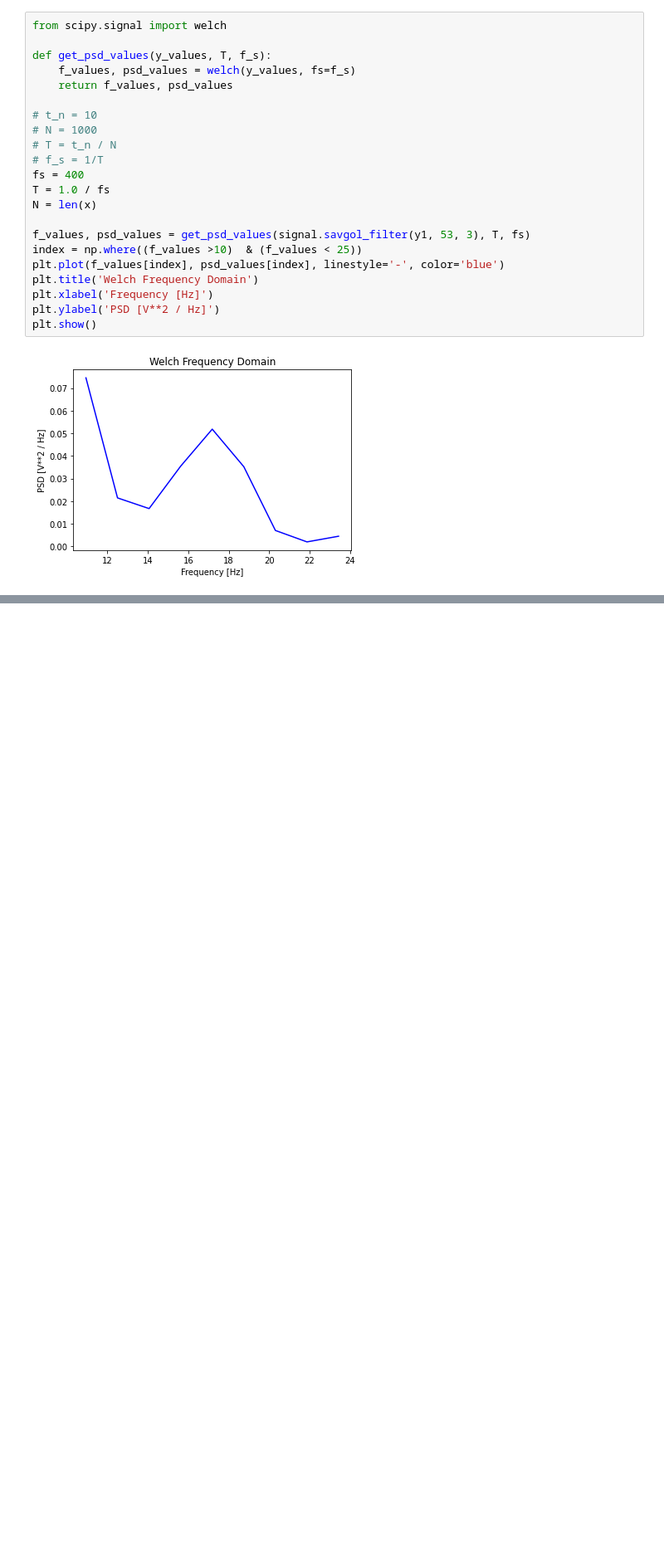
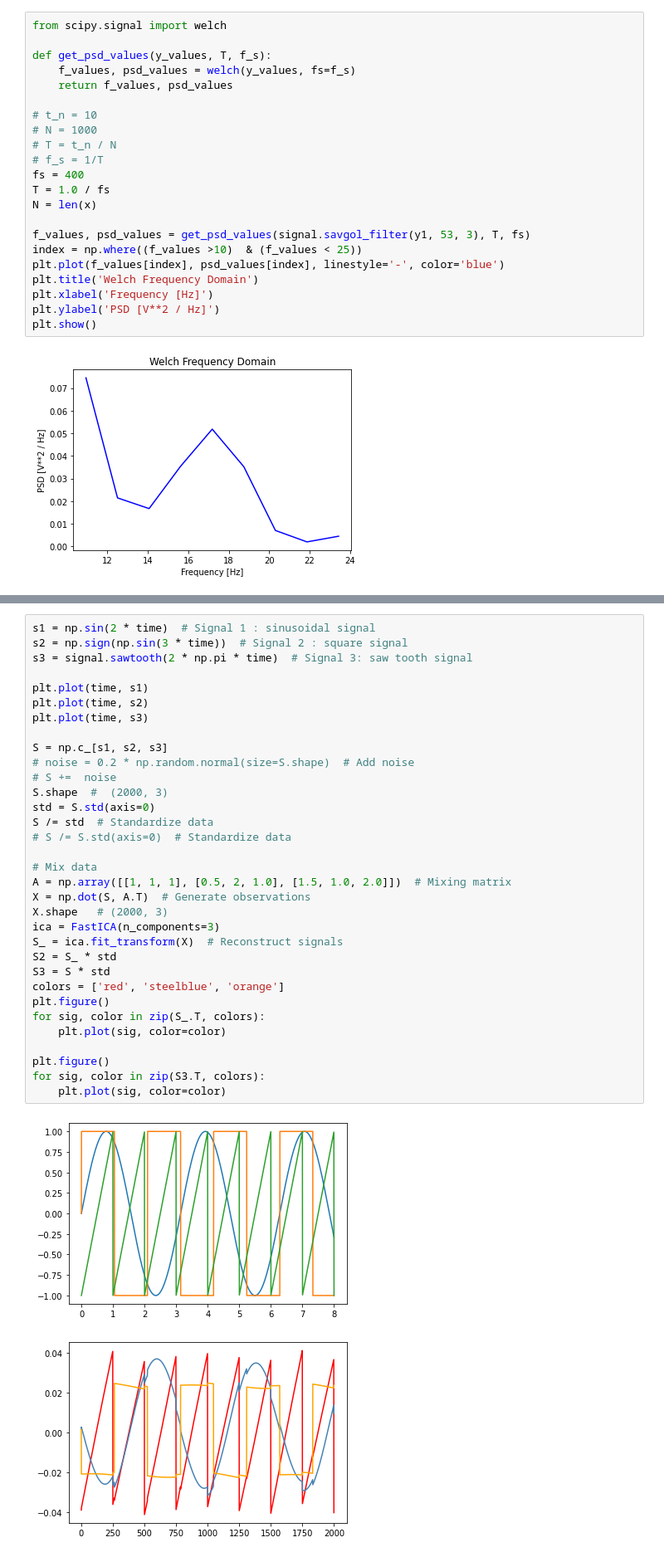
Before and after one commit to Vincent-syr/20MathModelCode, a Jupyter notebook: Untitled.ipynb, the cells around one changed output, grey strips where cells are left out. Shown at 83% size. Cells and saved outputs as stored; diff of their text form; blank space fills up the shorter version.

```diff
--- a/Untitled.ipynb
+++ b/Untitled.ipynb
@@ -590,0 +603,36 @@ for i in range(20):
+# %%
+s1 = np.sin(2 * time)  # Signal 1 : sinusoidal signal
+s2 = np.sign(np.sin(3 * time))  # Signal 2 : square signal
+s3 = signal.sawtooth(2 * np.pi * time)  # Signal 3: saw tooth signal
+
+plt.plot(time, s1)
+plt.plot(time, s2)
+plt.plot(time, s3)
+
+S = np.c_[s1, s2, s3]
+# noise = 0.2 * np.random.normal(size=S.shape)  # Add noise
+# S +=  noise
+S.shape  #  (2000, 3)
+std = S.std(axis=0)
+S /= std  # Standardize data
+# S /= S.std(axis=0)  # Standardize data
+
+# Mix data
+A = np.array([[1, 1, 1], [0.5, 2, 1.0], [1.5, 1.0, 2.0]])  # Mixing matrix
+X = np.dot(S, A.T)  # Generate observations
+X.shape   # (2000, 3)
+ica = FastICA(n_components=3)
+S_ = ica.fit_transform(X)  # Reconstruct signals
+S2 = S_ * std
+S3 = S * std
+colors = ['red', 'steelblue', 'orange']
+plt.figure()
+for sig, color in zip(S_.T, colors):
+    plt.plot(sig, color=color)
+
+plt.figure()
+for sig, color in zip(S3.T, colors):
+    plt.plot(sig, color=color)
+# %% [output]
+[figure, added]
+[figure, added]
```
Also changed, not shown: parts of 6 cells of this notebook, 1 other file.
